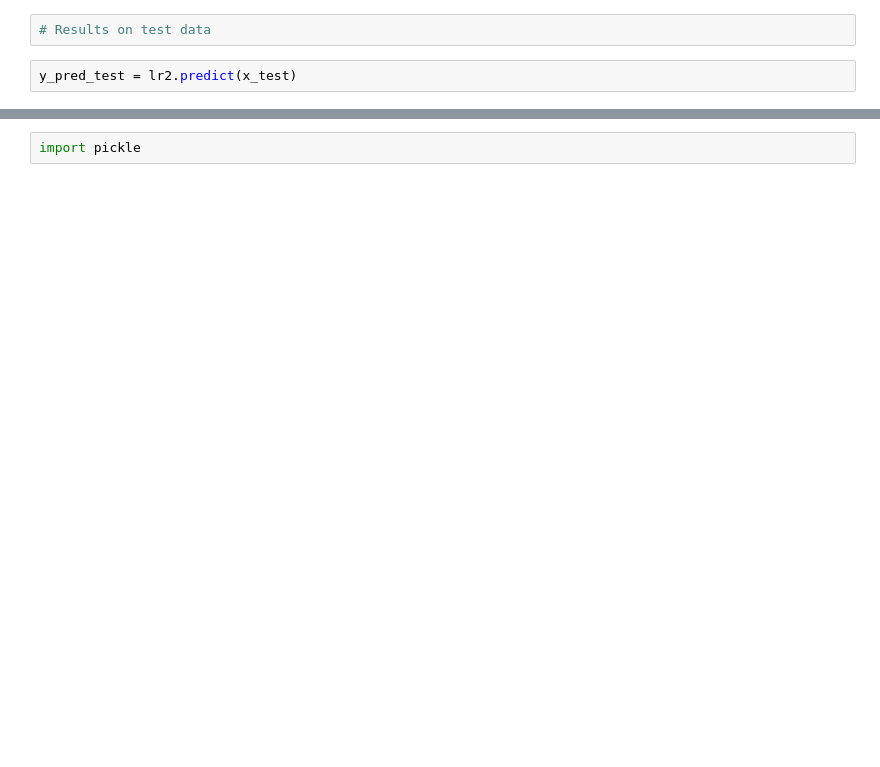
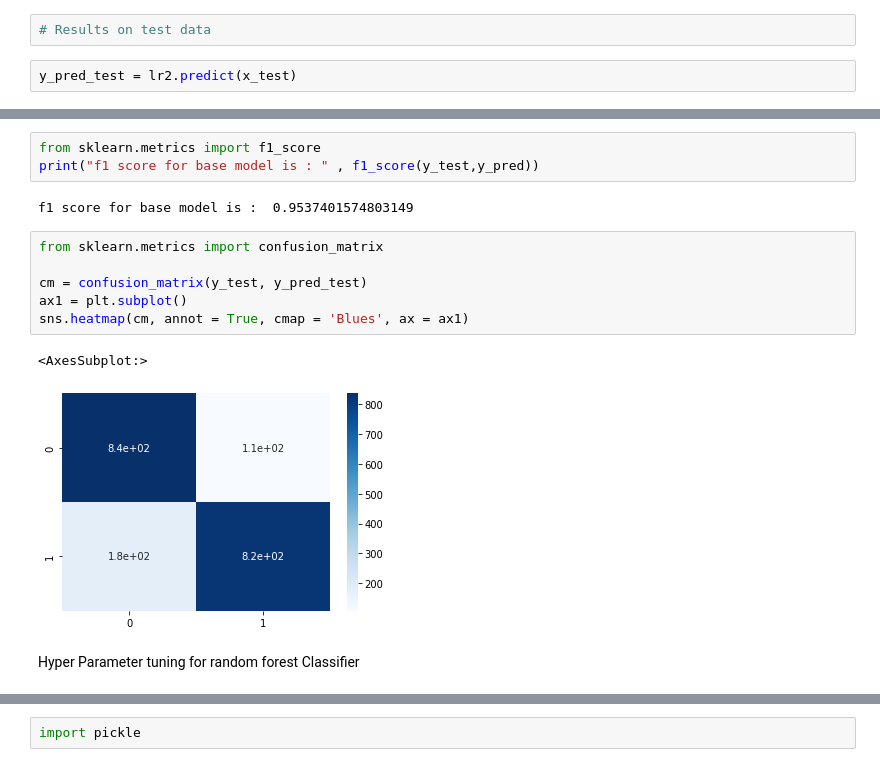
Before and after one commit to AshDax/DaxAssignments, a Jupyter notebook: Data Science/DAX-DS-Assignment-2022-AshishSharma/Machine_Learning/Machine_Learning_Notebook.ipynb, the cells around one changed output, grey strips where cells are left out. Saved outputs shown, nothing was run; the diff lists cells and outputs as text; blank space fills up the shorter version.

```diff
--- a/Data Science/DAX-DS-Assignment-2022-AshishSharma/Machine_Learning/Machine_Learning_Notebook.ipynb
+++ b/Data Science/DAX-DS-Assignment-2022-AshishSharma/Machine_Learning/Machine_Learning_Notebook.ipynb
@@ -158,0 +239,16 @@ sns.heatmap(cm, annot = True, cmap = 'Blues', ax = ax1)
+# %%
+from sklearn.metrics import f1_score
+print("f1 score for base model is : " , f1_score(y_test,y_pred))
+# %% [output]
+f1 score for base model is :  0.9537401574803149
+# %%
+from sklearn.metrics import confusion_matrix
+
+cm = confusion_matrix(y_test, y_pred_test)
+ax1 = plt.subplot()
+sns.heatmap(cm, annot = True, cmap = 'Blues', ax = ax1)
+# %% [output]
+<AxesSubplot:>
+[figure, added]
+# %% [markdown]
+Hyper Parameter tuning for random forest Classifier
```
Also changed, not shown: parts of 52 cells of this notebook, 4 other files.
